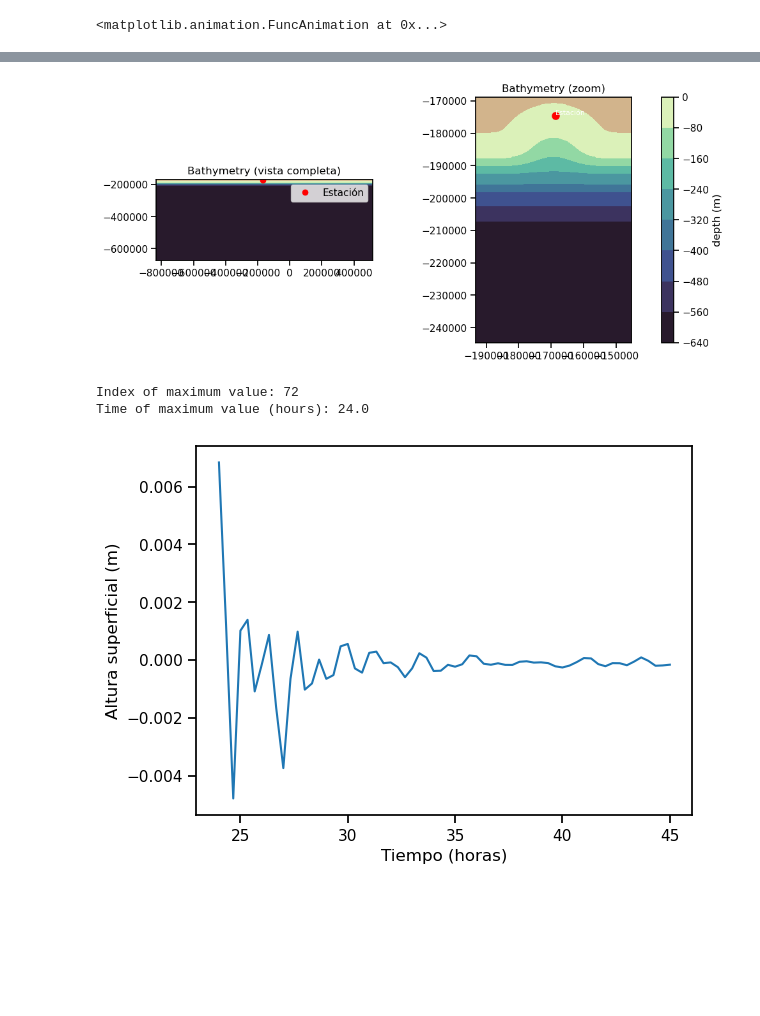
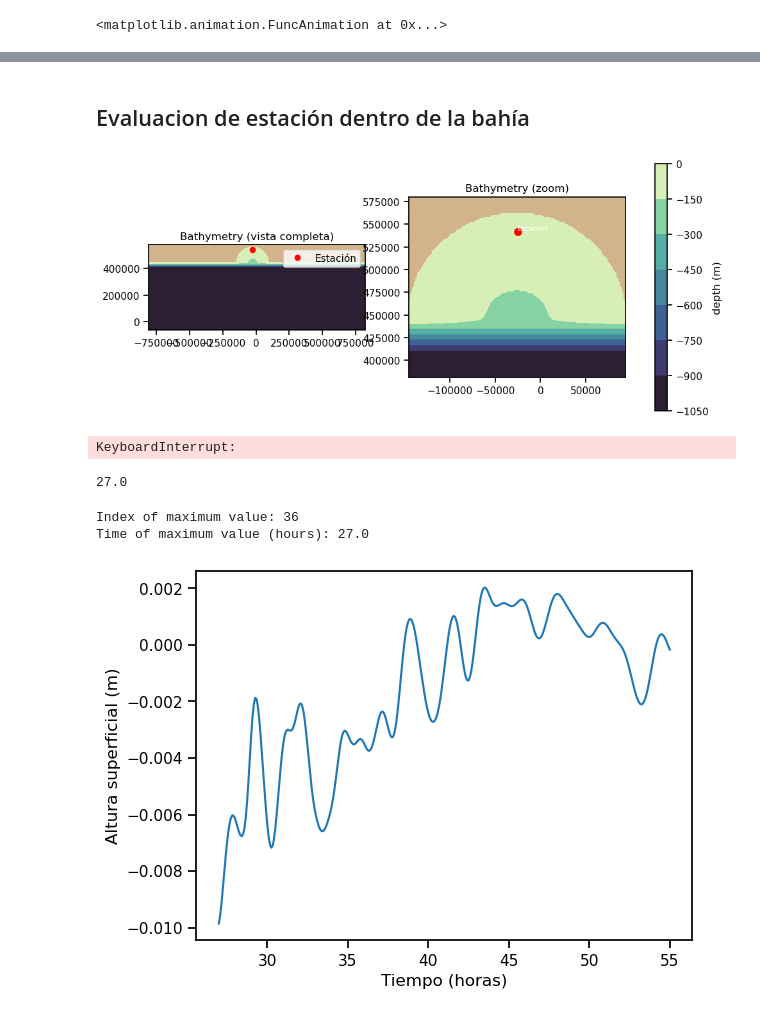
Before and after one commit to Estebanovich/BayIW_Rectan, a Jupyter notebook: input/check_output_func.ipynb, the cells around one changed output, grey strips where cells are left out. Drawn from its saved outputs; the diff is of its cells as text; code cells hidden in the pictures; blank space fills up the shorter version.

```diff
--- a/input/check_output_func.ipynb
+++ b/input/check_output_func.ipynb
@@ -33,7 +33,7 @@ sns.set_context('notebook')
 # --------------------------------------------------------------------
 # 1. Lectura de archivos netCDF (con y sin bahía) y carga de variables
 # --------------------------------------------------------------------
-def cargar_datos_mitgcm(outdir_bay, outdir_nobay):
+def cargar_datos_mitgcm(outdir_bay, outdir_nobay, use_wildcard=False):
     """
     Carga archivos netCDF de MITgcm (con bahía y sin bahía) usando MITgcmutils.
     Devuelve un diccionario con:
@@ -42,14 +42,22 @@ def cargar_datos_mitgcm(outdir_bay, outdir_nobay):
         gr_bay   : referencias a 'grid' con bahía
         time     : arreglo de tiempos (segundos)
     """
+    # Escoger el patrón según el booleano
+    if use_wildcard:
+        pattern_bay   = 'state.*.t*.nc'
+        pattern_nobay = 'state.*.t*.nc'
+    else:
+        pattern_bay   = 'state.0000002880.t*.nc'
+        pattern_nobay = 'state.0000002880.t*.nc'
+
     # Cargar (con bahía)
-    nc_bay = MIT.mnc_files(outdir_bay + 'state.0000000000.t*.nc')
+    nc_bay = MIT.mnc_files(outdir_bay + pattern_bay)
     gr_bay = MIT.mnc_files(outdir_bay + 'grid.t*.nc')
 
     # Cargar (sin bahía)
-    nc_nobay = MIT.mnc_files(outdir_nobay + 'state.0000000000.t*.nc')
+    nc_nobay = MIT.mnc_files(outdir_nobay + pattern_nobay)
 
-    # Extraer el vector de tiempo de uno de los archivos (asumimos mismo total de pasos)
+    # Extraer el vector de tiempo de uno de los archivos (asumimos que con bahía hay al menos uno)
     time = nc_bay.variables['T'][:]  # en segundos
 
     return {
@@ -399,11 +407,11 @@ def animar_2d_variable_zoom(
     plt.show()
 # %%
 # Rutas a los outputs con y sin bahía
-outdir_bay = '../run_expand/mnc_000*/'
-outdir_nobay = '../run_expand_nobay/mnc_000*/'
+outdir_bay = '../run_expand/stage2/mnc_00*/'
+outdir_nobay = '../run_expand_nobay/stage2/mnc_00*/'
 
 # Cargar datos
-data_dict = cargar_datos_mitgcm(outdir_bay, outdir_nobay)
+data_dict = cargar_datos_mitgcm(outdir_bay, outdir_nobay, use_wildcard=False)
 nc_bay = data_dict['nc_bay']
 nc_nobay = data_dict['nc_nobay']
 gr_bay = data_dict['gr_bay']
@@ -990,15 +889,0 @@ KeyboardInterrupt:
-# %%
-coords = [(-1.686e+05, -1.747e+05)]
-x_sel, y_sel = coords[0]  # Desempaquetar la tupla
-
-XC = gr_bay.variables['XC'][:, :]
-YC = gr_bay.variables['YC'][:, :]
-
-# Asumiendo que XC, YC son np.ndarray 2D
-dist = np.sqrt((XC - x_sel)**2 + (YC - y_sel)**2)
-jstation, istation = np.unravel_index(dist.argmin(), dist.shape)
-
-print("Índices en la malla MITgcm: i={}, j={}".format(istation, jstation))
-print("Coordenada real en la malla: XC={:.2f}, YC={:.2f}".format(
-    XC[jstation, istation], YC[jstation, istation]
-))
@@ -1087,3 +890,5 @@ plot_bathymetry_full_zoom_interactive(gr_bay, X_sym=150, Y_cut=420)
+# %% [markdown]
+## Evaluacion de estación dentro de la bahía
 # %%
 def plot_bathymetry_full_zoom_with_station(gr, X_sym=150, Y_cut=420,
                                            i_st=179, j_st=466):
@@ -1151,7 +956,7 @@ def plot_bathymetry_full_zoom_with_station(gr, X_sym=150, Y_cut=420,
     #plt.tight_layout()
     plt.show()
 # %%
-plot_bathymetry_full_zoom_with_station(gr_bay, X_sym=120, Y_cut=380,
-                                       i_st=179, j_st=466)
+plot_bathymetry_full_zoom_with_station(gr_bay, X_sym=60, Y_cut=100,
+                                       i_st=136, j_st=300)
 # %% [output]
-[figure, old version]
+[figure, new version]
@@ -1158,15 +965,25 @@ plot_bathymetry_full_zoom_with_station(gr_bay, X_sym=120, Y_cut=380,
+# %%
+eta_vals = nc_bay.variables['Eta'][:, jstation, istation]
+tiempo = nc_bay.variables['T'][:]  # en segundos
+# %% [output]
+KeyboardInterrupt:
+# %%
+time27= time[time >= 27*3600]
+print(time[373-337]/3600)
+# %% [output]
+27.0
 # %%
-max_index = np.argmax(eta_vals)
+max_index =373-337
 print("Index of maximum value:", max_index)
-print("Time of maximum value (hours):", tiempo[max_index] / 3600)
+print("Time of maximum value (hours):", time[max_index] / 3600)
 # %% [output]
-Index of maximum value: 72
-Time of maximum value (hours): 24.0
+Index of maximum value: 36
+Time of maximum value (hours): 27.0
 # %%
-eta_vals_24_bay = nc_bay.variables['Eta'][max_index:, jstation, istation]
-eta_vals_24_nobay = nc_nobay.variables['Eta'][max_index:, jstation, istation]
+eta_vals_24_bay = nc_bay.variables['Eta'][36:, jstation, istation]
+eta_vals_24_nobay = nc_nobay.variables['Eta'][36:, jstation, istation]
 eta_diff_24 = eta_vals_24_bay - eta_vals_24_nobay
-tiempo_24 = tiempo[max_index:]
+tiempo_24 = time[36:]
 
 
 plt.plot(tiempo_24/3600, eta_diff_24)
@@ -1174,7 +991,7 @@ plt.xlabel('Tiempo (horas)')
 plt.ylabel('Altura superficial (m)')
 plt.show()
 # %% [output]
-[figure, old version]
+[figure, new version]
 # %%
 import numpy as np
 import matplotlib.pyplot as plt
```
Also changed, not shown: parts of 32 cells of this notebook, 10 other files.
